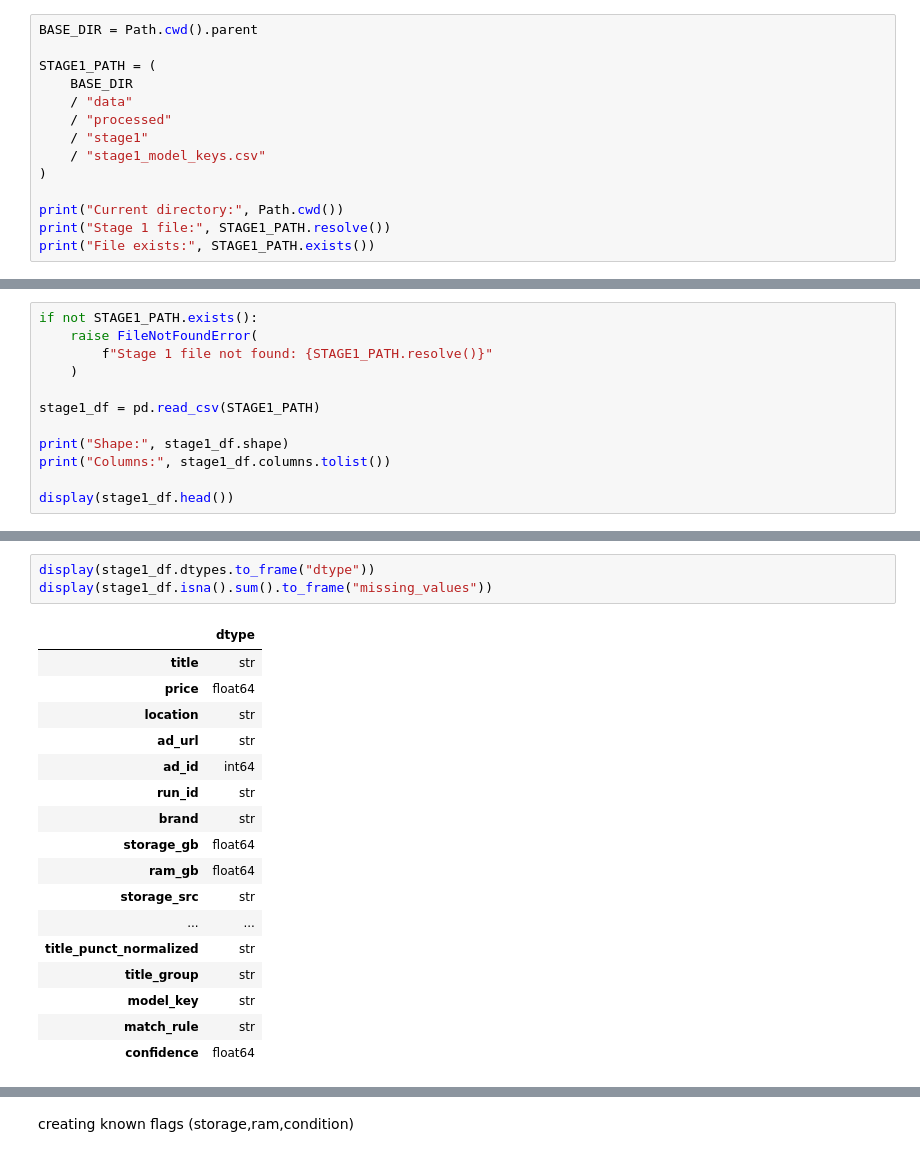
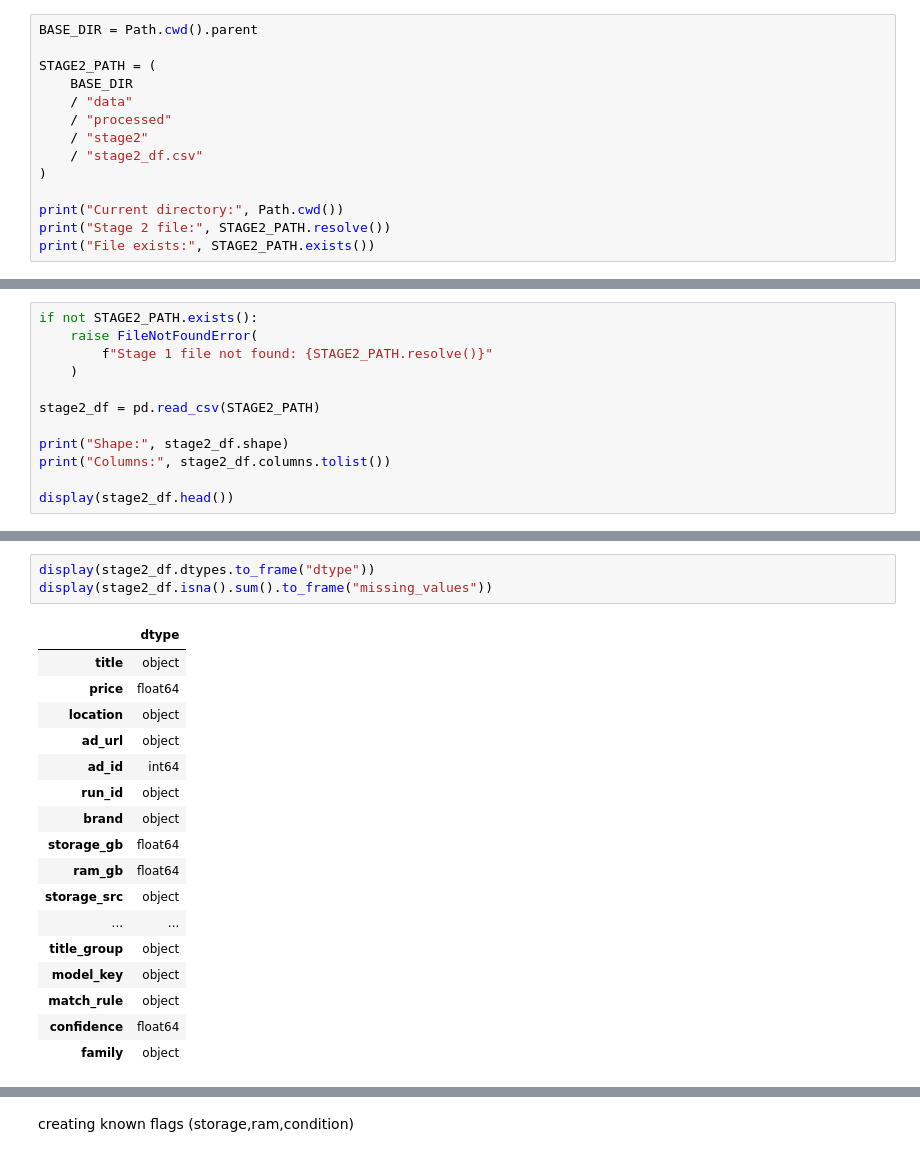
Before and after one commit to Fadwa-mahmoud/DEPI-GRADUATION-PROJECT, a Jupyter notebook: notebooks/2.1_Features_Pipeline.ipynb, the cells around one changed output, grey strips where cells are left out. Saved outputs shown, nothing was run; the diff lists cells and outputs as text.

```diff
--- a/notebooks/2.1_Features_Pipeline.ipynb
+++ b/notebooks/2.1_Features_Pipeline.ipynb
@@ -11,15 +12,15 @@ from sklearn.preprocessing import OneHotEncoder
 # %%
 BASE_DIR = Path.cwd().parent
 
-STAGE1_PATH = (
+STAGE2_PATH = (
     BASE_DIR
     / "data"
     / "processed"
-    / "stage1"
-    / "stage1_model_keys.csv"
+    / "stage2"
+    / "stage2_df.csv"
 )
 
 print("Current directory:", Path.cwd())
-print("Stage 1 file:", STAGE1_PATH.resolve())
-print("File exists:", STAGE1_PATH.exists())
+print("Stage 2 file:", STAGE2_PATH.resolve())
+print("File exists:", STAGE2_PATH.exists())
 # %% [output]
@@ -28,14 +29,14 @@ Stage 1 file: C:\Users\MG\Documents\GitHub\DEPI-GRADUATION-PROJECT\DEPI-GRADUATI
 File exists: True
 # %%
-if not STAGE1_PATH.exists():
+if not STAGE2_PATH.exists():
     raise FileNotFoundError(
-        f"Stage 1 file not found: {STAGE1_PATH.resolve()}"
+        f"Stage 1 file not found: {STAGE2_PATH.resolve()}"
     )
 
-stage1_df = pd.read_csv(STAGE1_PATH)
+stage2_df = pd.read_csv(STAGE2_PATH)
 
-print("Shape:", stage1_df.shape)
-print("Columns:", stage1_df.columns.tolist())
+print("Shape:", stage2_df.shape)
+print("Columns:", stage2_df.columns.tolist())
 
-display(stage1_df.head())
+display(stage2_df.head())
 # %% [output]
@@ -51,24 +52,24 @@ Columns: ['title', 'price', 'location', 'ad_url', 'ad_id', 'run_id', 'brand', 's
 # %%
-display(stage1_df.dtypes.to_frame("dtype"))
-display(stage1_df.isna().sum().to_frame("missing_values"))
+display(stage2_df.dtypes.to_frame("dtype"))
+display(stage2_df.isna().sum().to_frame("missing_values"))
 # %% [output]
 |  | dtype |
-| title | str |
+| title | object |
 | price | float64 |
-| location | str |
-| ad_url | str |
+| location | object |
+| ad_url | object |
 | ad_id | int64 |
-| run_id | str |
-| brand | str |
+| run_id | object |
+| brand | object |
 | storage_gb | float64 |
 | ram_gb | float64 |
-| storage_src | str |
+| storage_src | object |
 | ... | ... |
-| title_punct_normalized | str |
-| title_group | str |
-| model_key | str |
-| match_rule | str |
+| title_group | object |
+| model_key | object |
+| match_rule | object |
 | confidence | float64 |
+| family | object |
 |  | missing_values |
 | title | 0 |
 | price | 0 |
```
Also changed, not shown: parts of 76 cells of this notebook.
